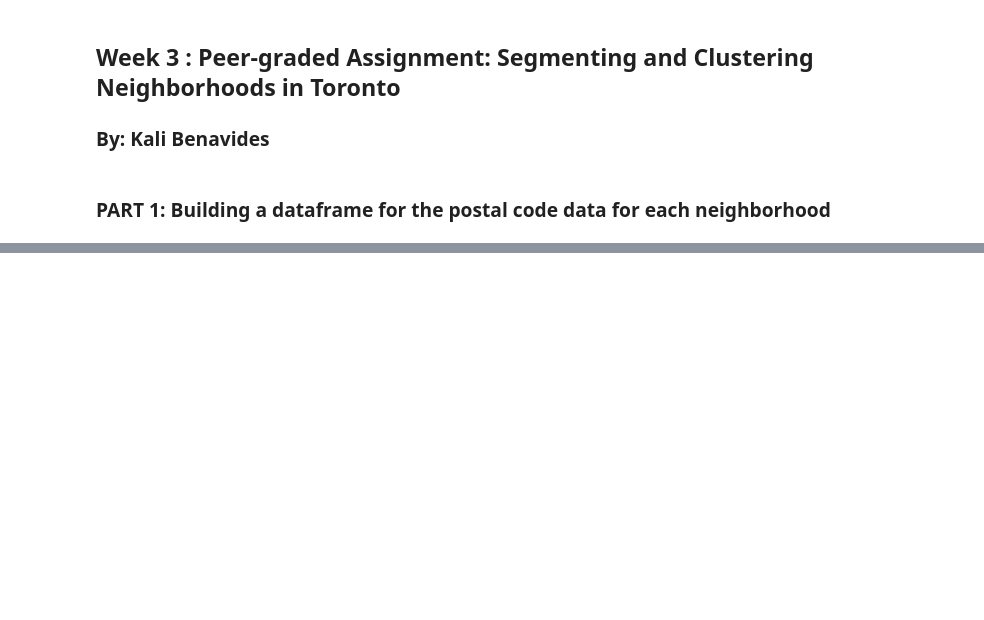
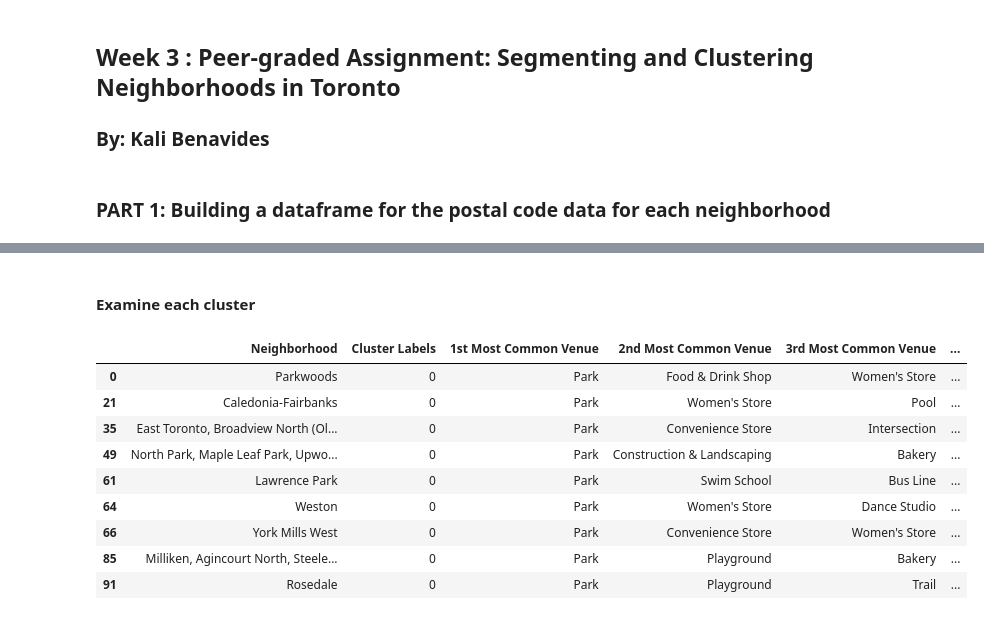
Before and after one commit to kalib333/Coursera_Capstone, a Jupyter notebook: Week3_TorontoNeighborhoods.ipynb, the cells around one changed output, grey strips where cells are left out. Cells and saved outputs as stored; diff of their text form; code cells hidden in the pictures; blank space fills up the shorter version.

```diff
--- a/Week3_TorontoNeighborhoods.ipynb
+++ b/Week3_TorontoNeighborhoods.ipynb
@@ -19,0 +387,17 @@ url=https://en.wikipedia.org/wiki/List_of_postal_codes_of_Canada:_M
+# %% [markdown]
+#### Examine each cluster
+# %%
+#Cluster 1
+#This cluster is characterized by parks/outdoor spaces
+toronto_merged.loc[toronto_merged['Cluster Labels'] == 0, toronto_merged.columns[[2] + list(range(5, toronto_merged.shape[1]))]]
+# %% [output]
+|  | Neighborhood | Cluster Labels | 1st Most Common Venue | 2nd Most Common Venue | 3rd Most Common Venue | ... |
+| 0 | Parkwoods | 0 | Park | Food & Drink Shop | Women's Store | ... |
+| 21 | Caledonia-Fairbanks | 0 | Park | Women's Store | Pool | ... |
+| 35 | East Toronto, Broadview North (Ol... | 0 | Park | Convenience Store | Intersection | ... |
+| 49 | North Park, Maple Leaf Park, Upwo... | 0 | Park | Construction & Landscaping | Bakery | ... |
+| 61 | Lawrence Park | 0 | Park | Swim School | Bus Line | ... |
+| 64 | Weston | 0 | Park | Women's Store | Dance Studio | ... |
+| 66 | York Mills West | 0 | Park | Convenience Store | Women's Store | ... |
+| 85 | Milliken, Agincourt North, Steele... | 0 | Park | Playground | Bakery | ... |
+| 91 | Rosedale | 0 | Park | Playground | Trail | ... |
```
Also changed, not shown: parts of 24 cells of this notebook.
